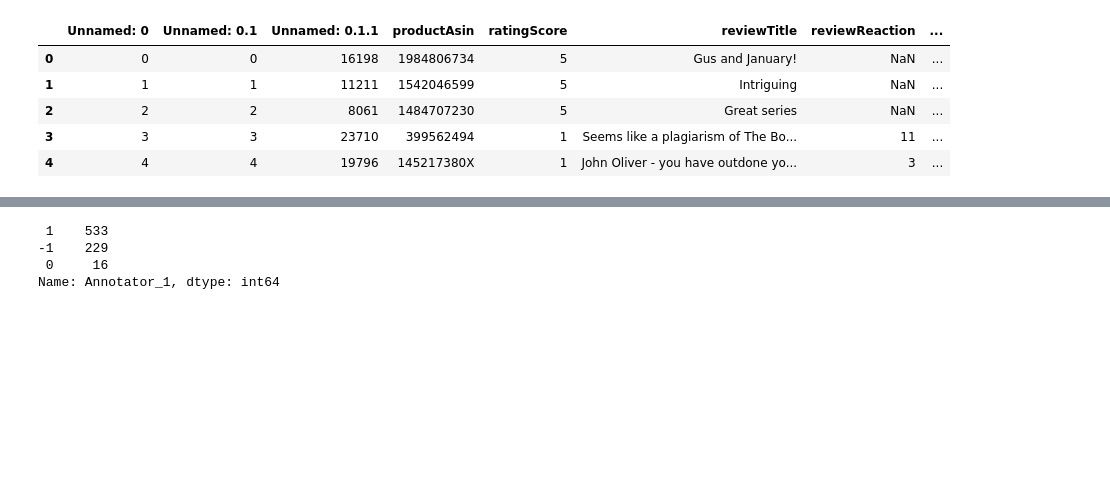
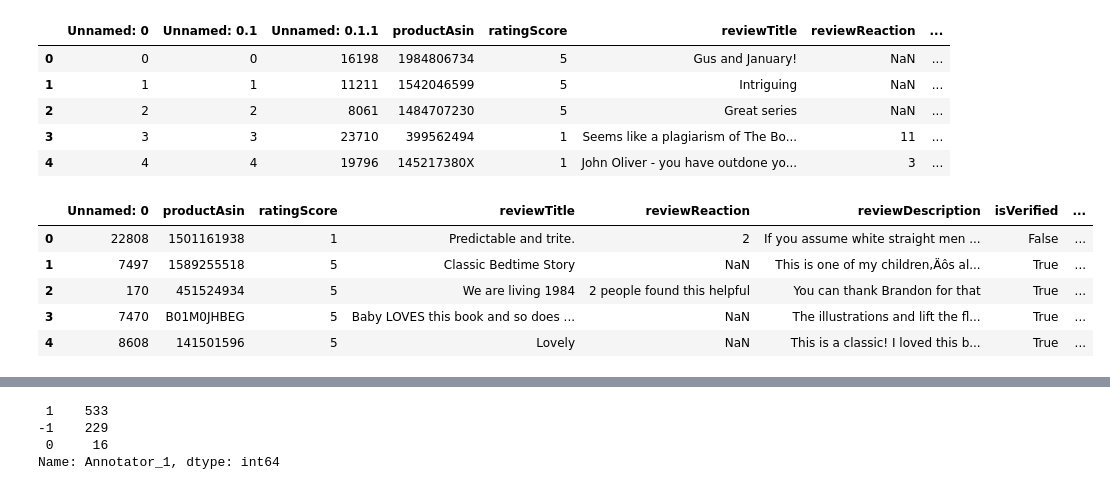
Before and after one commit to GxTeo/CZ-CE4045_NLP_Group_12, a Jupyter notebook: classification_BERT_Torch.ipynb, the cells around one changed output, grey strips where cells are left out. Drawn from its saved outputs; the diff is of its cells as text; code cells hidden in the pictures; blank space fills up the shorter version.

```diff
--- a/classification_BERT_Torch.ipynb
+++ b/classification_BERT_Torch.ipynb
@@ -672,3 +673,12 @@ df_test1.head()
 | 2 | 2 | 2 | 8061 | 1484707230 | 5 | Great series | NaN | ... |
 | 3 | 3 | 3 | 23710 | 399562494 | 1 | Seems like a plagiarism of The Bo... | 11 | ... |
 | 4 | 4 | 4 | 19796 | 145217380X | 1 | John Oliver - you have outdone yo... | 3 | ... |
+# %%
+df_test2.head()
+# %% [output]
+|  | Unnamed: 0 | productAsin | ratingScore | reviewTitle | reviewReaction | reviewDescription | isVerified | ... |
+| 0 | 22808 | 1501161938 | 1 | Predictable and trite. | 2 | If you assume white straight men ... | False | ... |
+| 1 | 7497 | 1589255518 | 5 | Classic Bedtime Story | NaN | This is one of my children‚Äôs al... | True | ... |
+| 2 | 170 | 451524934 | 5 | We are living 1984 | 2 people found this helpful | You can thank Brandon for that | True | ... |
+| 3 | 7470 | B01M0JHBEG | 5 | Baby LOVES this book and so does ... | NaN | The illustrations and lift the fl... | True | ... |
+| 4 | 8608 | 141501596 | 5 | Lovely | NaN | This is a classic! I loved this b... | True | ... |
```
Also changed, not shown: parts of 34 cells of this notebook.
